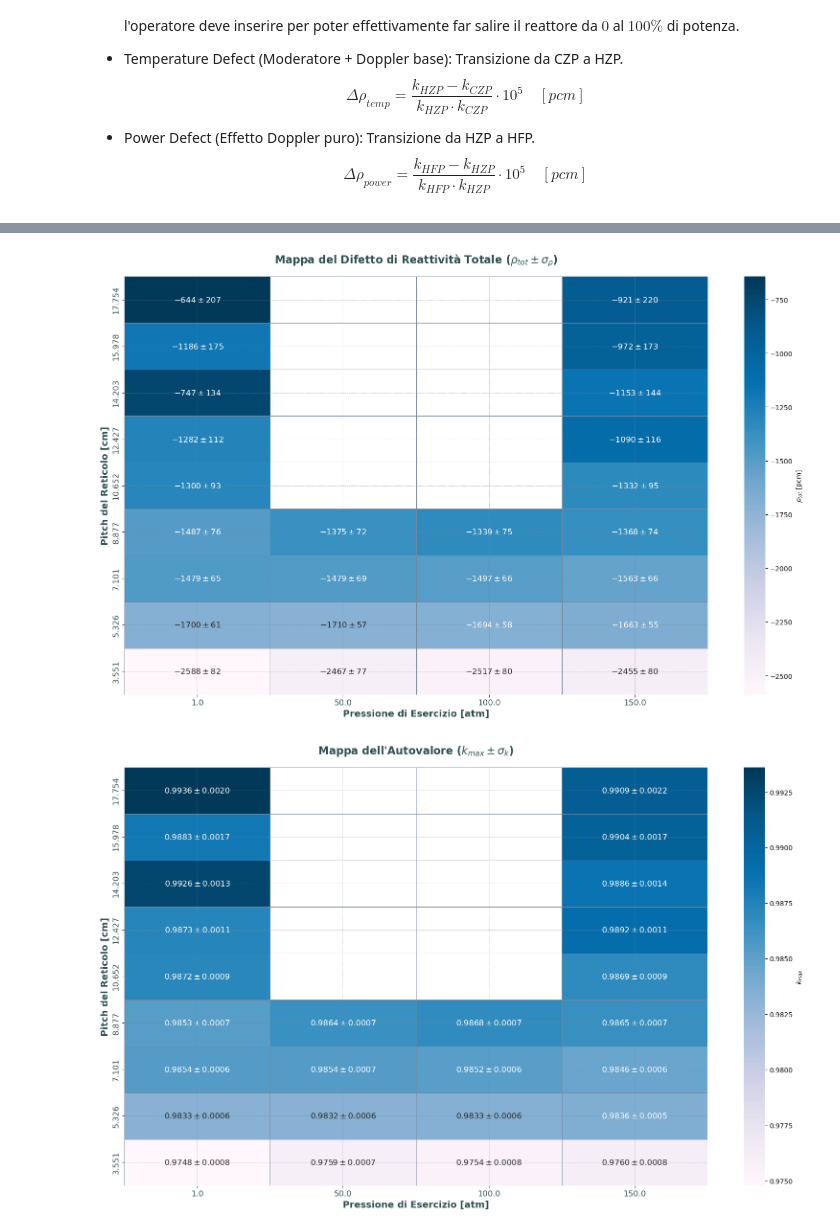
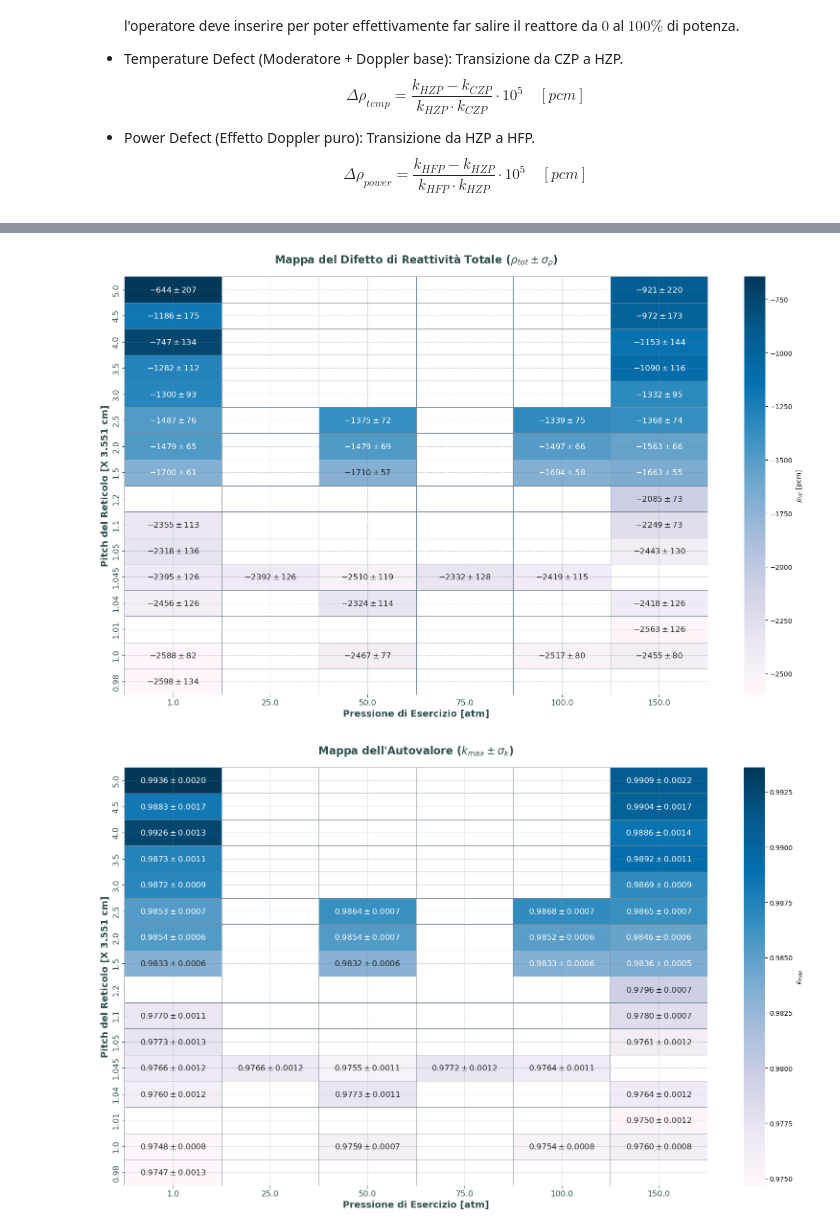
Before and after one commit to oblivion0218/Tesi-Magistrale, a Jupyter notebook: Open MC/reattore_5/auto/analisi.ipynb, the cells around one changed output, grey strips where cells are left out. Saved outputs shown, nothing was run; the diff lists cells and outputs as text; code cells hidden in the pictures.

```diff
--- a/Open MC/reattore_5/auto/analisi.ipynb
+++ b/Open MC/reattore_5/auto/analisi.ipynb
@@ -89,6 +89,10 @@ for (p_atm, pitch), group in df.groupby(['pressione_atm', 'pitch']):
     rho_temp, err_temp = calc_reactivity_defect(k1, std1, k2, std2)
     rho_pow, err_pow = calc_reactivity_defect(k2, std2, k3, std3)
 
+    print("Condizione di pressione =", p_atm , " e pitch : ", pitch )
+    print(f"Reactivity Defect (Temp): {rho_temp :.1f} ± {err_temp :.1f} pcm")
+    print(f"Reactivity Defect (Power): {rho_pow :.1f} ± {err_pow :.1f} pcm \n\n")
+
     # Reattività totale e k_eff finale (k_max)
     rho_tot = rho_temp + rho_pow + ignorancy
     err_tot = np.sqrt(err_temp**2 + err_pow**2)
@@ -109,7 +113,7 @@ for (p_atm, pitch), group in df.groupby(['pressione_atm', 'pitch']):
     results.append({
 
         'pressione_atm': p_atm,
-        'pitch': pitch,
+        'pitch': pitch/(2.05*np.sqrt(3)),
         'rho_tot': rho_tot,
         'err_tot': err_tot,
         'k_max': k_max,
@@ -120,4 +124,5 @@ df_res_2 = pd.DataFrame(results_2)
 display(df_res_2)
 
 df_res = pd.DataFrame(results)
+df_res['pitch'] = df_res['pitch'].round(3)
 # %% [output]
@@ -168,34 +190,34 @@ cmap_cool = "PuBu"
 def format_axes(ax):
     ax.grid(which='major', linestyle='--', alpha=0.6, color='#778899', linewidth=0.5)
     ax.grid(which='minor', linestyle=':', alpha=0.3, color='#778899', linewidth=0.5)
     ax.tick_params(axis='x', colors='#2F4F4F', labelsize=12)
     ax.tick_params(axis='y', colors='#2F4F4F', labelsize=12)
 
 # HEATMAP 1: Reattività Totale (rho_tot)
 fig, ax = plt.subplots(figsize=(16, 10))
 sns.heatmap(pivot_rho, annot=annot_rho, fmt="", cmap=cmap_cool, cbar_kws={'label': r'$\rho_{tot}$ [pcm]'},
             ax=ax, annot_kws={"size": 12}, linewidths=0.5, linecolor='#778899')
 
 ax.set_title(r"Mappa del Difetto di Reattività Totale ($\rho_{tot} \pm \sigma_{\rho}$)", **tit_props, pad=20)
 ax.set_xlabel("Pressione di Esercizio [atm]", **lbl_props)
-ax.set_ylabel("Pitch del Reticolo [cm]", **lbl_props)
+ax.set_ylabel("Pitch del Reticolo [X 3.551 cm]", **lbl_props)
 ax.invert_yaxis()
 format_axes(ax)
 plt.tight_layout()
 plt.show()
 
 # HEATMAP 2: Autovalore Massimo (k_max)
 fig, ax2 = plt.subplots(figsize=(16, 10))
 sns.heatmap(pivot_kmax, annot=annot_kmax, fmt="", cmap=cmap_cool, cbar_kws={'label': r'$k_{max}$'},
             ax=ax2, annot_kws={"size": 12}, linewidths=0.5, linecolor='#778899')
 
 ax2.set_title(r"Mappa dell'Autovalore ($k_{max} \pm \sigma_{k}$)", **tit_props, pad=20)
 ax2.set_xlabel("Pressione di Esercizio [atm]", **lbl_props)
-ax2.set_ylabel("Pitch del Reticolo [cm]", **lbl_props)
+ax2.set_ylabel("Pitch del Reticolo [X 3.551 cm]", **lbl_props)
 ax2.invert_yaxis()
 format_axes(ax2)
 plt.tight_layout()
 plt.show()
 # %% [output]
-[figure, old version]
+[figure, new version]
-[figure, old version]
+[figure, new version]
```
Also changed, not shown: parts of 1 cell of this notebook, 28 other files.
